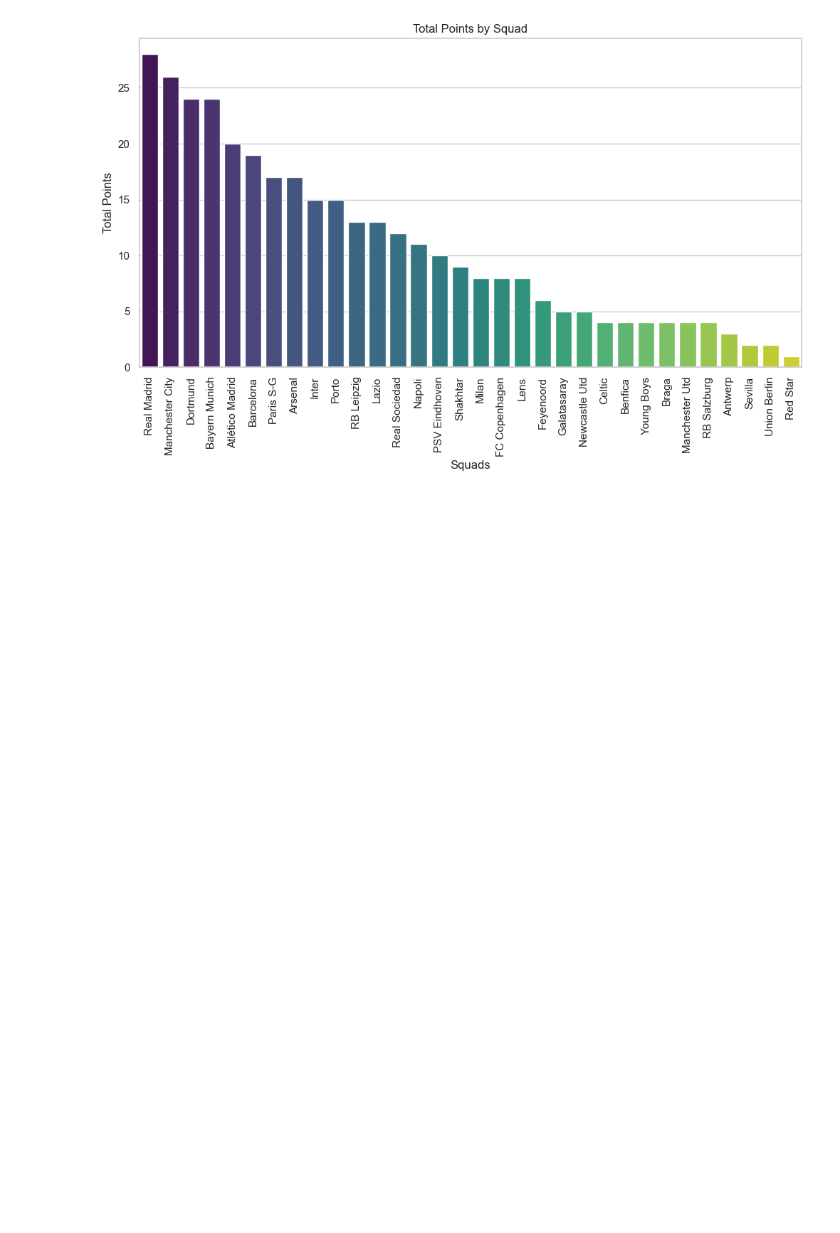
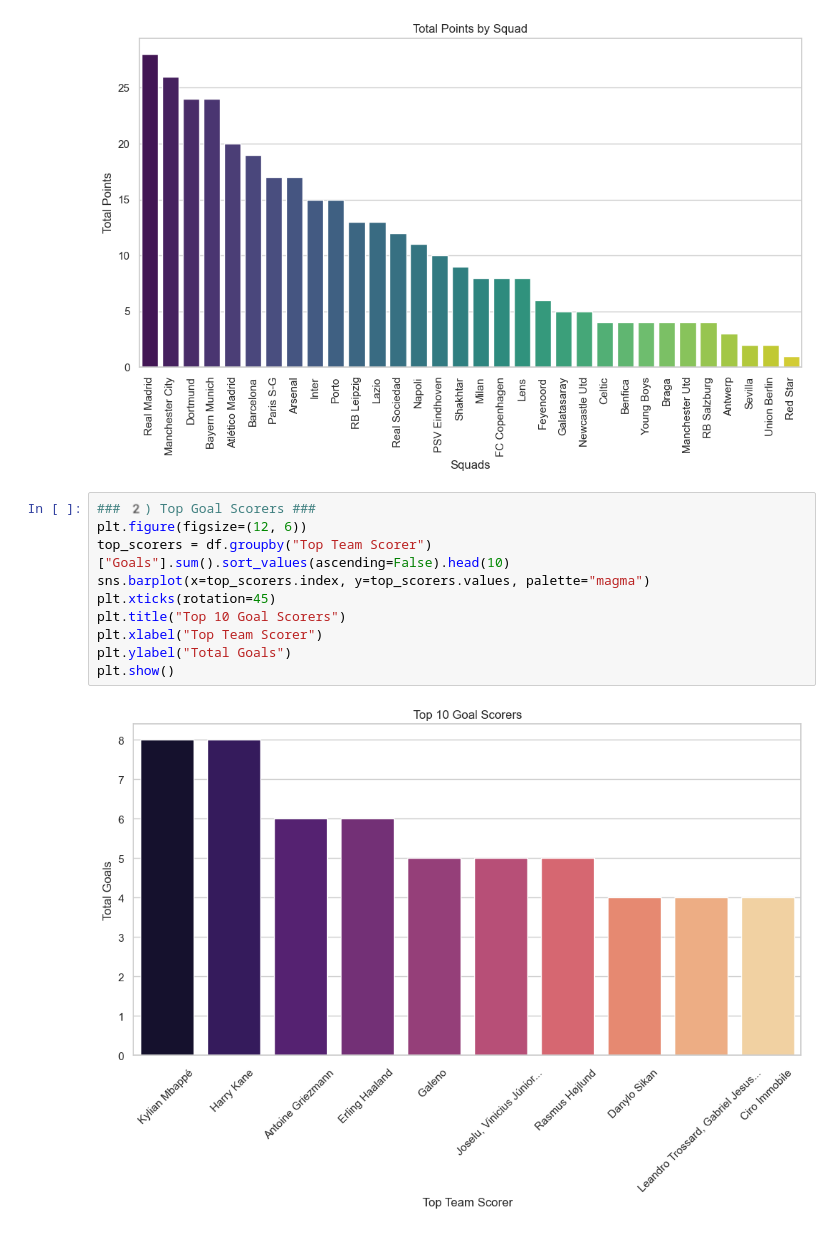
Before and after one commit to Mridul47/UCL23-24_analytics, a Jupyter notebook: notebooks/championsleague23/24.ipynb, the cells around one changed output. Saved outputs shown, nothing was run; the diff lists cells and outputs as text; blank space fills up the shorter version.

Commit message:
top goal scorers and palyer nation vs goal scored analysis done

```diff
--- a/notebooks/championsleague23/24.ipynb
+++ b/notebooks/championsleague23/24.ipynb
@@ -50,3 +50,15 @@ plt.ylabel("Total Points")
 plt.show()
 # %% [output]
 [figure]
+# %%
+### 2️) Top Goal Scorers ###
+plt.figure(figsize=(12, 6))
+top_scorers = df.groupby("Top Team Scorer")["Goals"].sum().sort_values(ascending=False).head(10)
+sns.barplot(x=top_scorers.index, y=top_scorers.values, palette="magma")
+plt.xticks(rotation=45)
+plt.title("Top 10 Goal Scorers")
+plt.xlabel("Top Team Scorer")
+plt.ylabel("Total Goals")
+plt.show()
+# %% [output]
+[figure, added]
```
Also changed, not shown: parts of 1 cell of this notebook, 2 other files.
